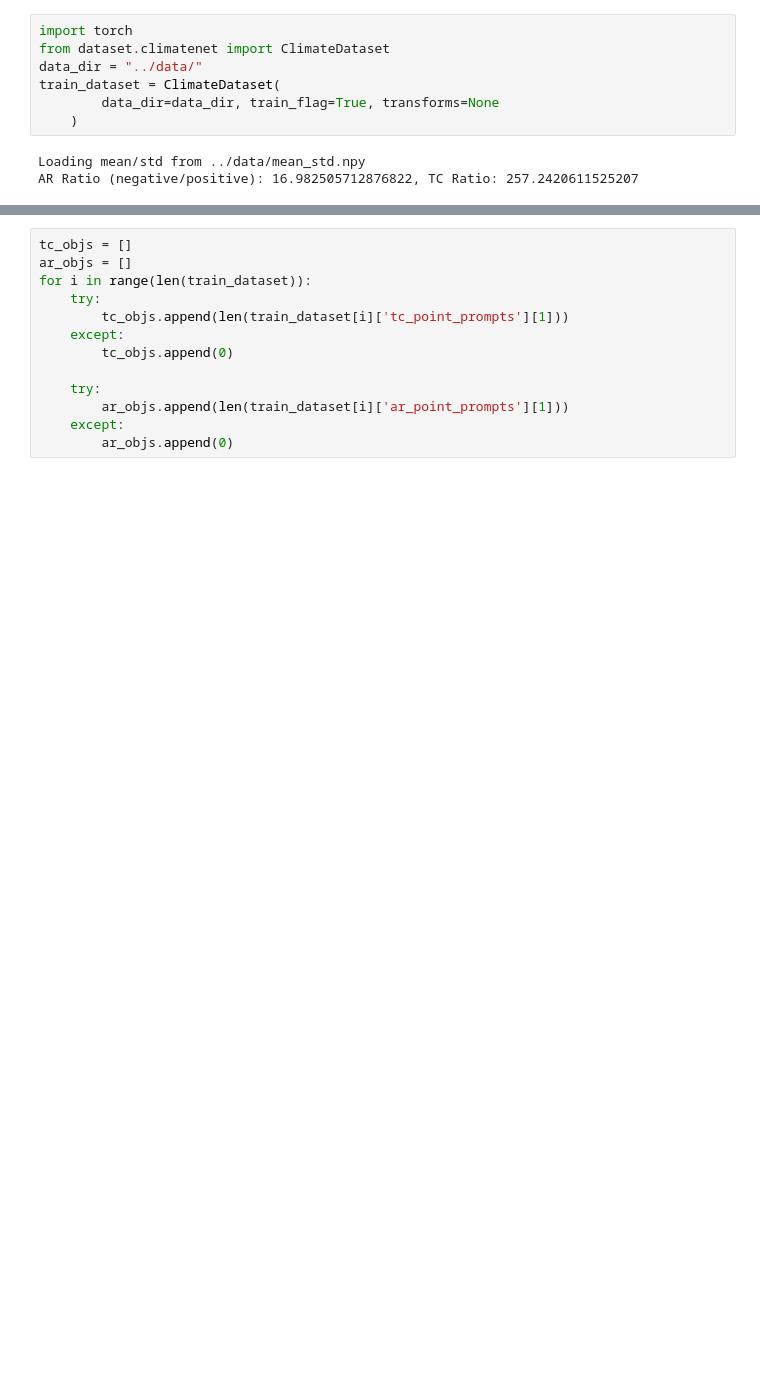
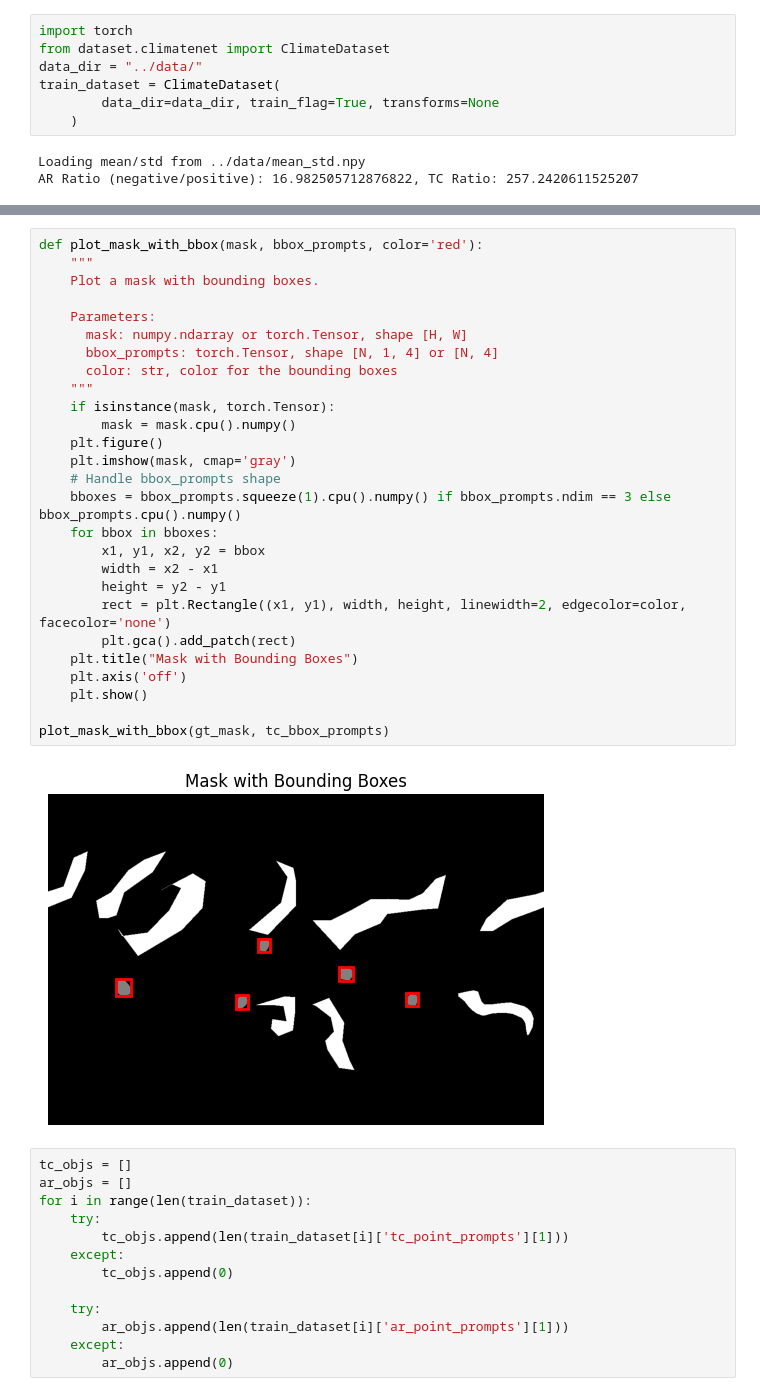
Before and after one commit to thangible/ClimateSAM, a Jupyter notebook: dataset_exploration.ipynb, the cells around one changed output, grey strips where cells are left out. Saved outputs shown, nothing was run; the diff lists cells and outputs as text; blank space fills up the shorter version.

```diff
--- a/dataset_exploration.ipynb
+++ b/dataset_exploration.ipynb
@@ -32,3 +100,32 @@ dict_keys(['input', 'gt_mask', 'index_name', 'ar_point_prompts', 'tc_point_promp
+# %%
+def plot_mask_with_bbox(mask, bbox_prompts, color='red'):
+    """
+    Plot a mask with bounding boxes.
+
+    Parameters:
+      mask: numpy.ndarray or torch.Tensor, shape [H, W]
+      bbox_prompts: torch.Tensor, shape [N, 1, 4] or [N, 4]
+      color: str, color for the bounding boxes
+    """
+    if isinstance(mask, torch.Tensor):
+        mask = mask.cpu().numpy()
+    plt.figure()
+    plt.imshow(mask, cmap='gray')
+    # Handle bbox_prompts shape
+    bboxes = bbox_prompts.squeeze(1).cpu().numpy() if bbox_prompts.ndim == 3 else bbox_prompts.cpu().numpy()
+    for bbox in bboxes:
+        x1, y1, x2, y2 = bbox
+        width = x2 - x1
+        height = y2 - y1
+        rect = plt.Rectangle((x1, y1), width, height, linewidth=2, edgecolor=color, facecolor='none')
+        plt.gca().add_patch(rect)
+    plt.title("Mask with Bounding Boxes")
+    plt.axis('off')
+    plt.show()
+
+plot_mask_with_bbox(gt_mask, tc_bbox_prompts)
+# %% [output]
+[figure, added]
 # %%
 tc_objs = []
 ar_objs = []
```
Also changed, not shown: parts of 7 cells of this notebook, 3 other files.
